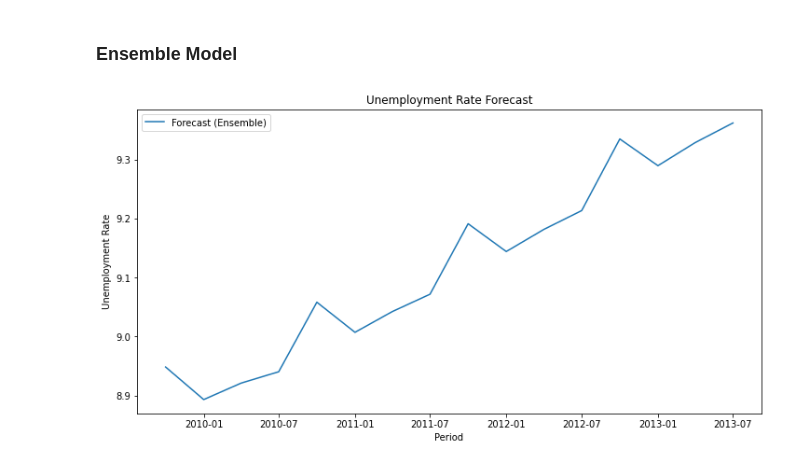
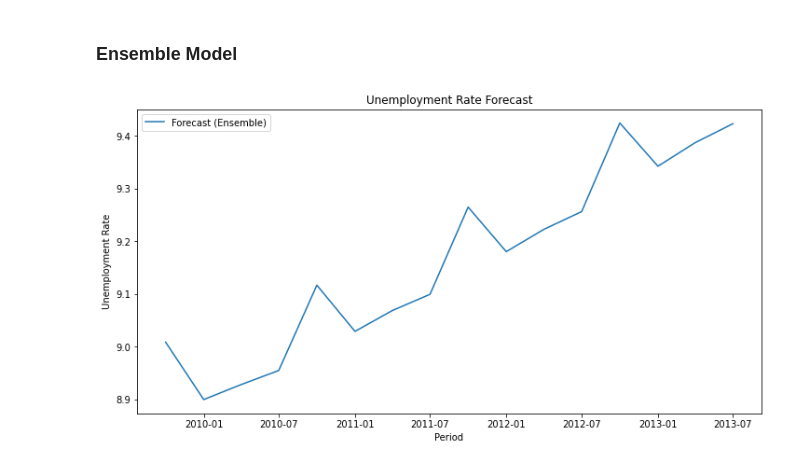
Before and after one commit to vladcatalinbalint/Ensemble_DTSE_Forecasting, a Jupyter notebook: Ensemble_Forecasting_OOS.ipynb, the cells around one changed output. Saved outputs shown, nothing was run; the diff lists cells and outputs as text; code cells hidden in the pictures.

```diff
--- a/Ensemble_Forecasting_OOS.ipynb
+++ b/Ensemble_Forecasting_OOS.ipynb
@@ -461,22 +455,22 @@ Best VARMAX Model Order: (2, 0)
 # %%
 forecast_period = pd.date_range(start='2009-10-01', end='2013-10-01', freq='Q')
 # Ensemble Forecasting
-weight_varmax = 0.5  # Adjust the weights as needed
-weight_sarima = 0.5
+weight_varmax = 0.25  # Adjust the weights as needed
+weight_sarima = 0.75
 final_forecast = weight_varmax * forecast_unemp_varmax + weight_sarima * forecast_unemp_sarimax
 
 # Create a DataFrame with the correct index
 forecast_df = pd.DataFrame(final_forecast, index=final_forecast.index, columns=['unemp_forecast'])
 
 # Visualize the Forecast
 import matplotlib.pyplot as plt
 
 plt.figure(figsize=(12, 6))
 plt.plot(forecast_df.index, forecast_df['unemp_forecast'], label='Forecast (Ensemble)')
 plt.legend()
 plt.title('Unemployment Rate Forecast')
 plt.xlabel('Period')
 plt.ylabel('Unemployment Rate')
 plt.show()
 # %% [output]
-[figure, old version]
+[figure, new version]
```
Also changed, not shown: parts of 5 cells of this notebook.
